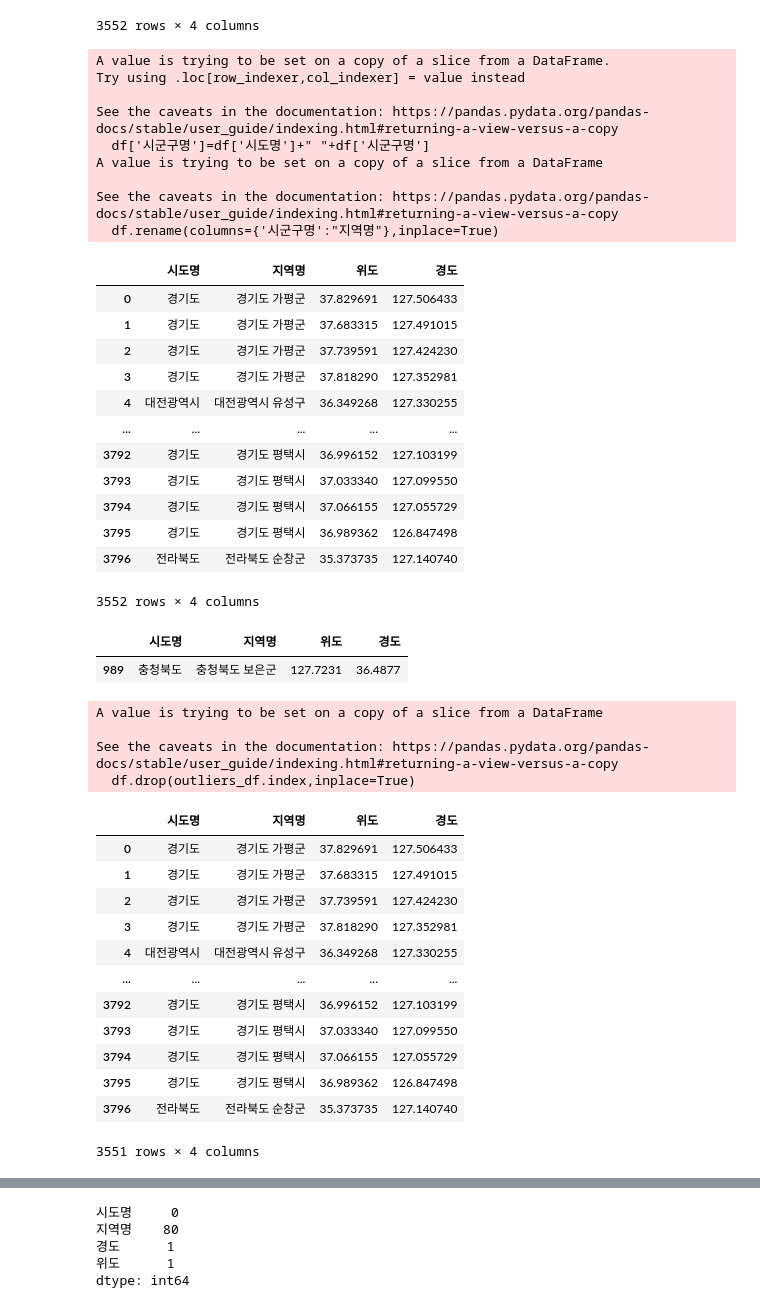
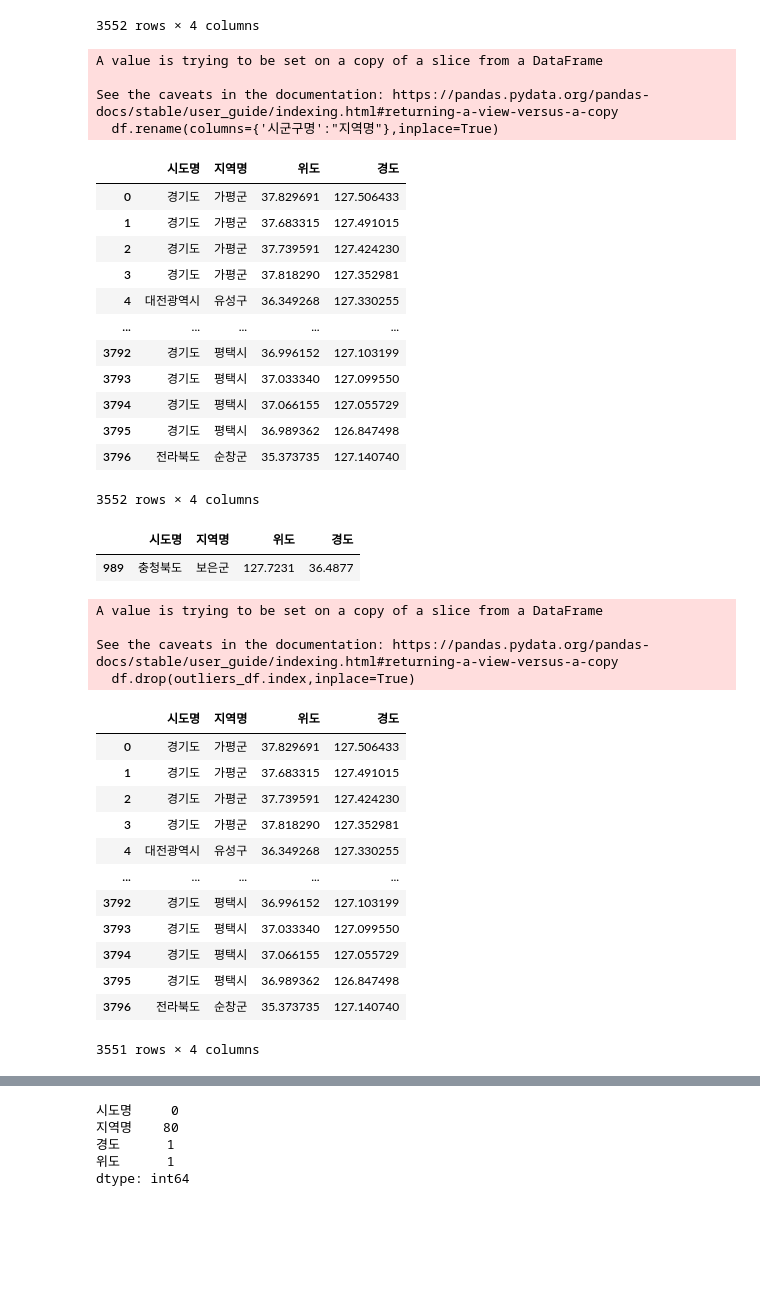
Before and after one commit to anyoungjin20040106/localData, a Jupyter notebook: dataset.ipynb, the cells around one changed output, grey strips where cells are left out. Saved outputs shown, nothing was run; the diff lists cells and outputs as text; code cells hidden in the pictures; blank space fills up the shorter version.

```diff
--- a/dataset.ipynb
+++ b/dataset.ipynb
@@ -44,31 +60,25 @@ df
 | 3796 | 전라북도 | 순창군 | 35.373735 | 127.140740 |
 3552 rows × 4 columns
 # %%
-df['시군구명']=df['시도명']+" "+df['시군구명']
 df.rename(columns={'시군구명':"지역명"},inplace=True)
 df
 # %% [output]
-A value is trying to be set on a copy of a slice from a DataFrame.
-Try using .loc[row_indexer,col_indexer] = value instead
-
-See the caveats in the documentation: https://pandas.pydata.org/pandas-docs/stable/user_guide/indexing.html#returning-a-view-versus-a-copy
-  df['시군구명']=df['시도명']+" "+df['시군구명']
 A value is trying to be set on a copy of a slice from a DataFrame
 
 See the caveats in the documentation: https://pandas.pydata.org/pandas-docs/stable/user_guide/indexing.html#returning-a-view-versus-a-copy
   df.rename(columns={'시군구명':"지역명"},inplace=True)
 |  | 시도명 | 지역명 | 위도 | 경도 |
-| 0 | 경기도 | 경기도 가평군 | 37.829691 | 127.506433 |
-| 1 | 경기도 | 경기도 가평군 | 37.683315 | 127.491015 |
-| 2 | 경기도 | 경기도 가평군 | 37.739591 | 127.424230 |
-| 3 | 경기도 | 경기도 가평군 | 37.818290 | 127.352981 |
-| 4 | 대전광역시 | 대전광역시 유성구 | 36.349268 | 127.330255 |
+| 0 | 경기도 | 가평군 | 37.829691 | 127.506433 |
+| 1 | 경기도 | 가평군 | 37.683315 | 127.491015 |
+| 2 | 경기도 | 가평군 | 37.739591 | 127.424230 |
+| 3 | 경기도 | 가평군 | 37.818290 | 127.352981 |
+| 4 | 대전광역시 | 유성구 | 36.349268 | 127.330255 |
 | ... | ... | ... | ... | ... |
-| 3792 | 경기도 | 경기도 평택시 | 36.996152 | 127.103199 |
-| 3793 | 경기도 | 경기도 평택시 | 37.033340 | 127.099550 |
-| 3794 | 경기도 | 경기도 평택시 | 37.066155 | 127.055729 |
-| 3795 | 경기도 | 경기도 평택시 | 36.989362 | 126.847498 |
-| 3796 | 전라북도 | 전라북도 순창군 | 35.373735 | 127.140740 |
+| 3792 | 경기도 | 평택시 | 36.996152 | 127.103199 |
+| 3793 | 경기도 | 평택시 | 37.033340 | 127.099550 |
+| 3794 | 경기도 | 평택시 | 37.066155 | 127.055729 |
+| 3795 | 경기도 | 평택시 | 36.989362 | 126.847498 |
+| 3796 | 전라북도 | 순창군 | 35.373735 | 127.140740 |
 3552 rows × 4 columns
 # %%
 def detect_outliers(df, column):
@@ -87,7 +97,7 @@ outliers_df = pd.concat([latitude_outliers, longitude_outliers]).drop_duplicates
 outliers_df
 # %% [output]
 |  | 시도명 | 지역명 | 위도 | 경도 |
-| 989 | 충청북도 | 충청북도 보은군 | 127.7231 | 36.4877 |
+| 989 | 충청북도 | 보은군 | 127.7231 | 36.4877 |
 # %%
 df.drop(outliers_df.index,inplace=True)
 df
@@ -97,15 +107,15 @@ A value is trying to be set on a copy of a slice from a DataFrame
 See the caveats in the documentation: https://pandas.pydata.org/pandas-docs/stable/user_guide/indexing.html#returning-a-view-versus-a-copy
   df.drop(outliers_df.index,inplace=True)
 |  | 시도명 | 지역명 | 위도 | 경도 |
-| 0 | 경기도 | 경기도 가평군 | 37.829691 | 127.506433 |
-| 1 | 경기도 | 경기도 가평군 | 37.683315 | 127.491015 |
-| 2 | 경기도 | 경기도 가평군 | 37.739591 | 127.424230 |
-| 3 | 경기도 | 경기도 가평군 | 37.818290 | 127.352981 |
-| 4 | 대전광역시 | 대전광역시 유성구 | 36.349268 | 127.330255 |
+| 0 | 경기도 | 가평군 | 37.829691 | 127.506433 |
+| 1 | 경기도 | 가평군 | 37.683315 | 127.491015 |
+| 2 | 경기도 | 가평군 | 37.739591 | 127.424230 |
+| 3 | 경기도 | 가평군 | 37.818290 | 127.352981 |
+| 4 | 대전광역시 | 유성구 | 36.349268 | 127.330255 |
 | ... | ... | ... | ... | ... |
-| 3792 | 경기도 | 경기도 평택시 | 36.996152 | 127.103199 |
-| 3793 | 경기도 | 경기도 평택시 | 37.033340 | 127.099550 |
-| 3794 | 경기도 | 경기도 평택시 | 37.066155 | 127.055729 |
-| 3795 | 경기도 | 경기도 평택시 | 36.989362 | 126.847498 |
-| 3796 | 전라북도 | 전라북도 순창군 | 35.373735 | 127.140740 |
+| 3792 | 경기도 | 평택시 | 36.996152 | 127.103199 |
+| 3793 | 경기도 | 평택시 | 37.033340 | 127.099550 |
+| 3794 | 경기도 | 평택시 | 37.066155 | 127.055729 |
+| 3795 | 경기도 | 평택시 | 36.989362 | 126.847498 |
+| 3796 | 전라북도 | 순창군 | 35.373735 | 127.140740 |
 3551 rows × 4 columns
```
Also changed, not shown: parts of 19 cells of this notebook.
